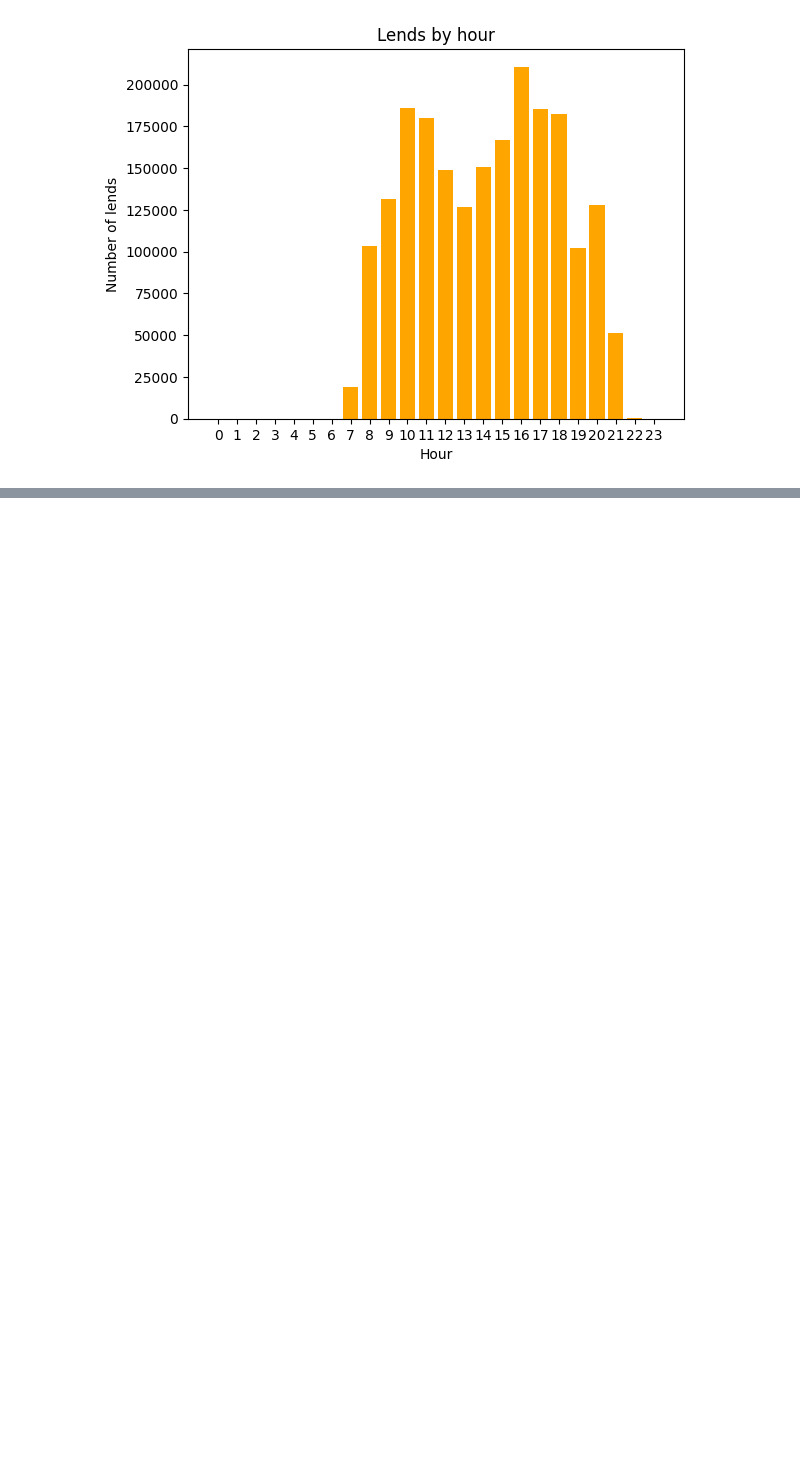
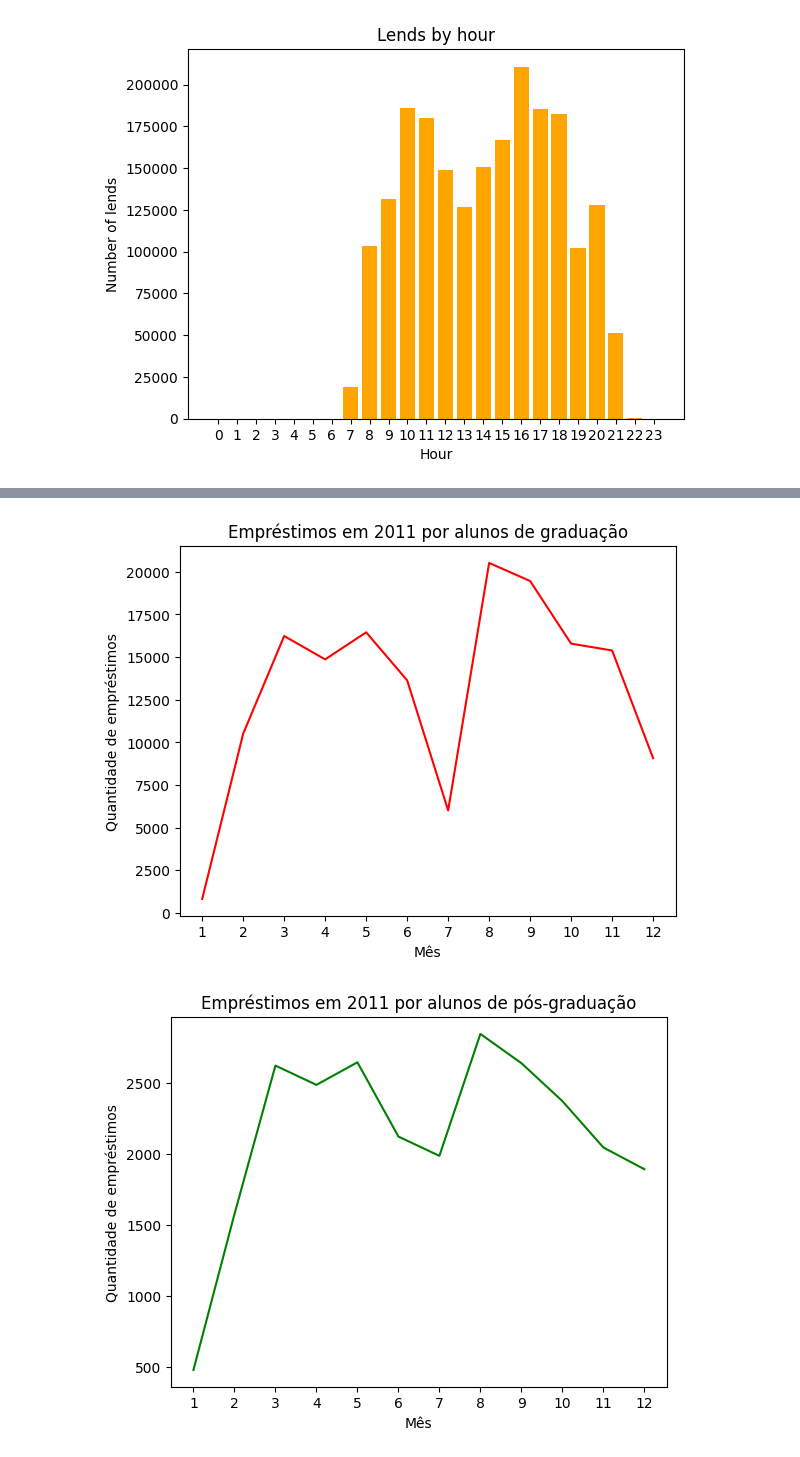
Before and after one commit to MateusViotto/Data-Analysis-with-Python-Pandas, a Jupyter notebook: 7DaysToCode_PythonPandas_Day1.ipynb, the cells around one changed output, grey strips where cells are left out. Saved outputs shown, nothing was run; the diff lists cells and outputs as text; code cells hidden in the pictures; blank space fills up the shorter version.

```diff
--- a/7DaysToCode_PythonPandas_Day1.ipynb
+++ b/7DaysToCode_PythonPandas_Day1.ipynb
@@ -304,0 +336,5 @@ inferno
+# %%
+YearlyLoans(2011)
+# %% [output]
+[figure, added]
+[figure, added]
```
Also changed, not shown: parts of 46 cells of this notebook.
